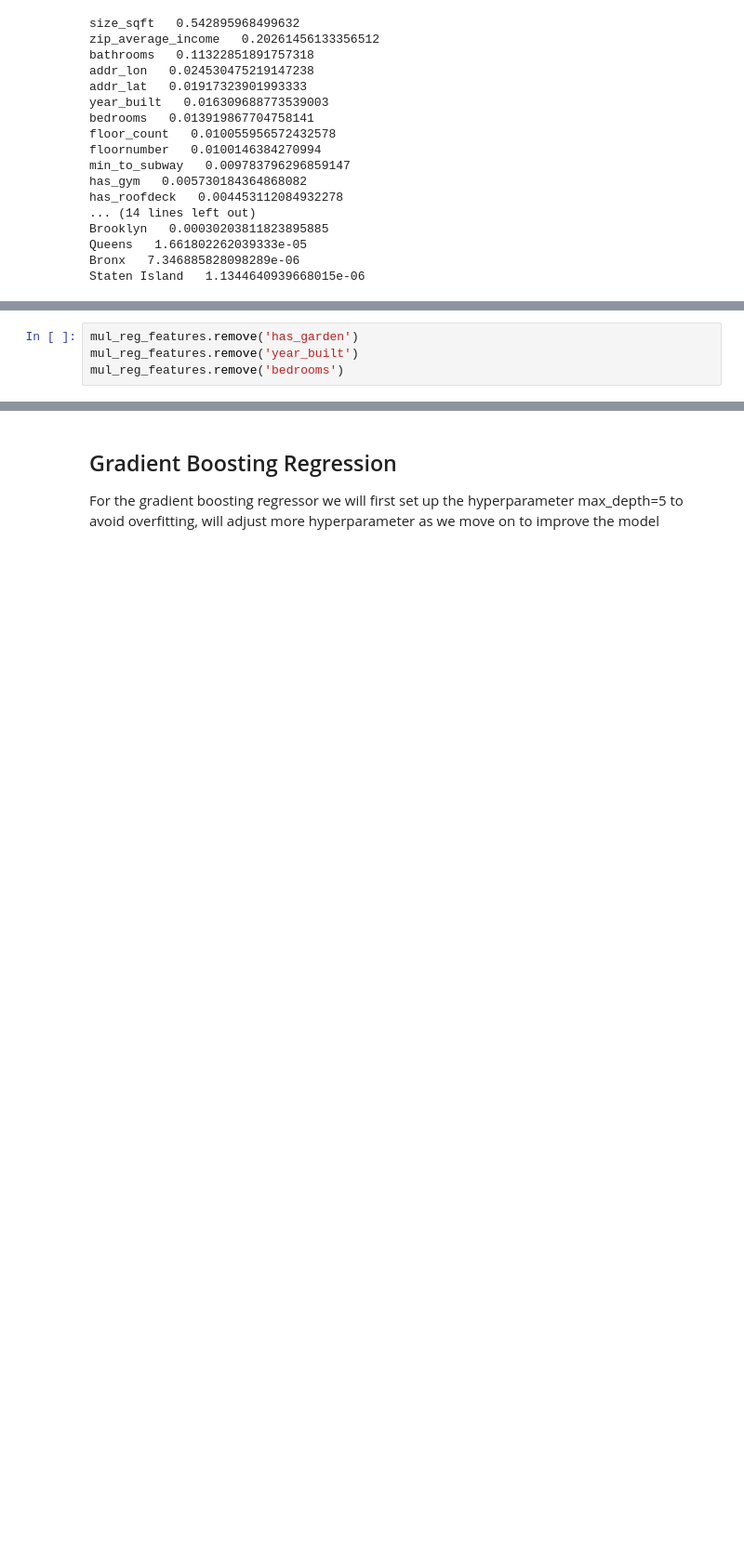
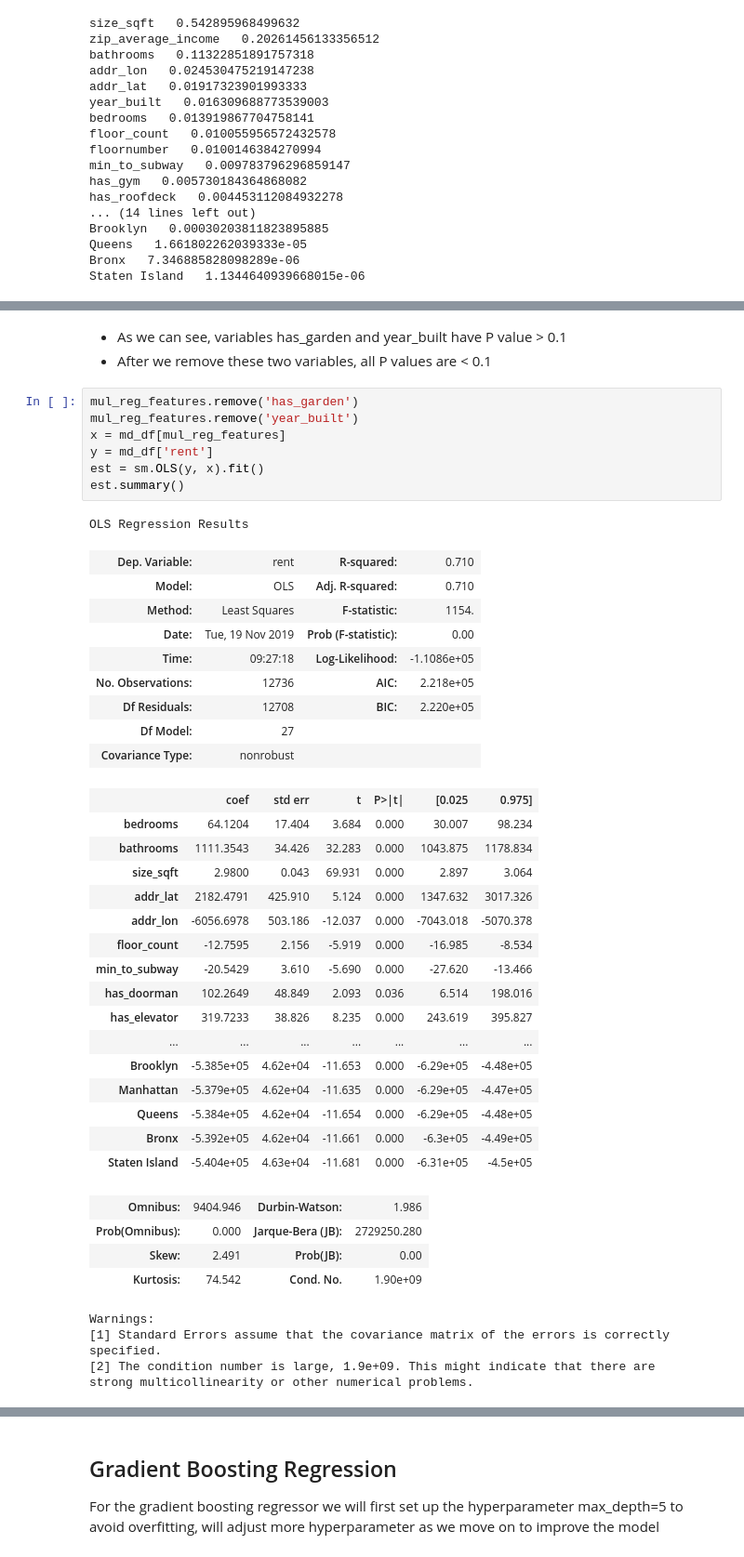
Before and after one commit to JiejayLan/data_science_project, a Jupyter notebook: main.ipynb, the cells around one changed output, grey strips where cells are left out. Shown at 93% size. Drawn from its saved outputs; the diff is of its cells as text; blank space fills up the shorter version.

Commit message:
finished multiple regression

```diff
--- a/main.ipynb
+++ b/main.ipynb
@@ -461,7 +497,48 @@ est.summary()
+# %% [markdown]
+- As we can see, variables has_garden and year_built have P value > 0.1
+- After we remove these two variables, all P values are < 0.1
 # %%
 mul_reg_features.remove('has_garden')
 mul_reg_features.remove('year_built')
-mul_reg_features.remove('bedrooms')
+x = md_df[mul_reg_features]
+y = md_df['rent']
+est = sm.OLS(y, x).fit()
+est.summary()
+# %% [output]
+OLS Regression Results
+| Dep. Variable: | rent | R-squared: | 0.710 |
+| Model: | OLS | Adj. R-squared: | 0.710 |
+| Method: | Least Squares | F-statistic: | 1154. |
+| Date: | Tue, 19 Nov 2019 | Prob (F-statistic): | 0.00 |
+| Time: | 09:27:18 | Log-Likelihood: | -1.1086e+05 |
+| No. Observations: | 12736 | AIC: | 2.218e+05 |
+| Df Residuals: | 12708 | BIC: | 2.220e+05 |
+| Df Model: | 27 |  |  |
+| Covariance Type: | nonrobust |  |  |
+|  | coef | std err | t | P>|t| | [0.025 | 0.975] |
+| bedrooms | 64.1204 | 17.404 | 3.684 | 0.000 | 30.007 | 98.234 |
+| bathrooms | 1111.3543 | 34.426 | 32.283 | 0.000 | 1043.875 | 1178.834 |
+| size_sqft | 2.9800 | 0.043 | 69.931 | 0.000 | 2.897 | 3.064 |
+| addr_lat | 2182.4791 | 425.910 | 5.124 | 0.000 | 1347.632 | 3017.326 |
+| addr_lon | -6056.6978 | 503.186 | -12.037 | 0.000 | -7043.018 | -5070.378 |
+| floor_count | -12.7595 | 2.156 | -5.919 | 0.000 | -16.985 | -8.534 |
+| min_to_subway | -20.5429 | 3.610 | -5.690 | 0.000 | -27.620 | -13.466 |
+| has_doorman | 102.2649 | 48.849 | 2.093 | 0.036 | 6.514 | 198.016 |
+| has_elevator | 319.7233 | 38.826 | 8.235 | 0.000 | 243.619 | 395.827 |
+| ... | ... | ... | ... | ... | ... | ... |
+| Brooklyn | -5.385e+05 | 4.62e+04 | -11.653 | 0.000 | -6.29e+05 | -4.48e+05 |
+| Manhattan | -5.379e+05 | 4.62e+04 | -11.635 | 0.000 | -6.29e+05 | -4.47e+05 |
+| Queens | -5.384e+05 | 4.62e+04 | -11.654 | 0.000 | -6.29e+05 | -4.48e+05 |
+| Bronx | -5.392e+05 | 4.62e+04 | -11.661 | 0.000 | -6.3e+05 | -4.49e+05 |
+| Staten Island | -5.404e+05 | 4.63e+04 | -11.681 | 0.000 | -6.31e+05 | -4.5e+05 |
+| Omnibus: | 9404.946 | Durbin-Watson: | 1.986 |
+| Prob(Omnibus): | 0.000 | Jarque-Bera (JB): | 2729250.280 |
+| Skew: | 2.491 | Prob(JB): | 0.00 |
+| Kurtosis: | 74.542 | Cond. No. | 1.90e+09 |
+Warnings:
+[1] Standard Errors assume that the covariance matrix of the errors is correctly specified.
+[2] The condition number is large, 1.9e+09. This might indicate that there are
+strong multicollinearity or other numerical problems.
 # %%
 mul_reg = LinearRegression().fit(md_df[mul_reg_features], md_df['rent'])
 get_cv_results(mul_reg)
```
Also changed, not shown: parts of 8 cells of this notebook.
